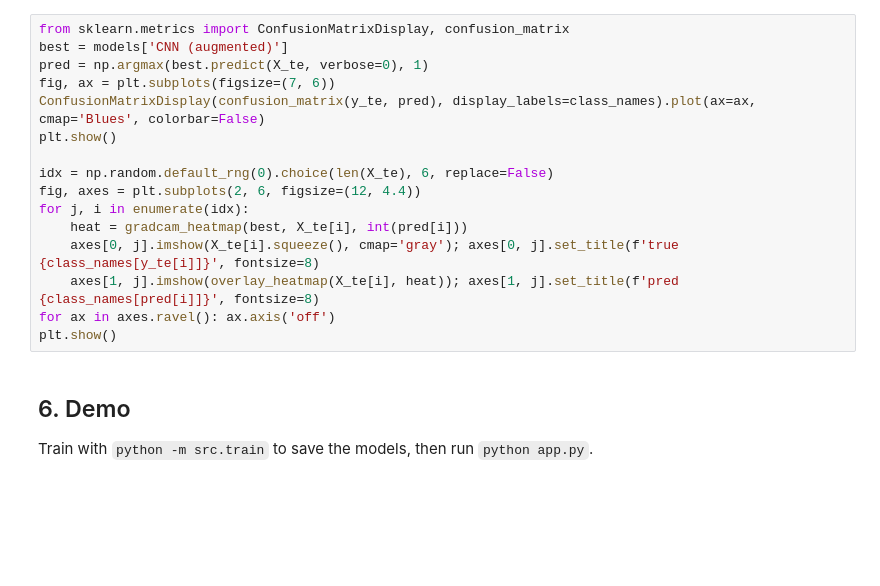
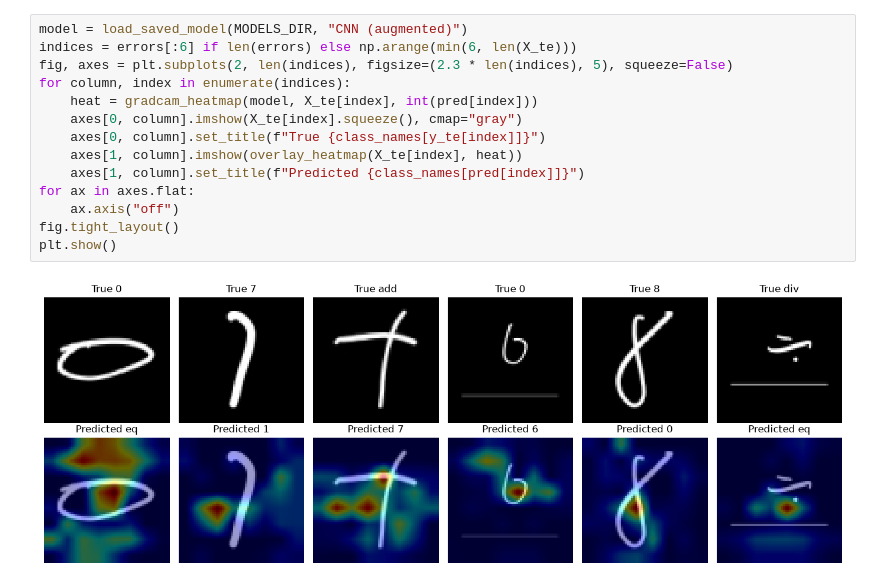
Before and after one commit to altynbk/handwritten-math-recognition, a Jupyter notebook: notebooks/walkthrough.ipynb, the cells around one changed output. Drawn from its saved outputs; the diff is of its cells as text; blank space fills up the shorter version.

Commit message:
Complete reproducible demo, evaluation and project documentation

```diff
--- a/notebooks/walkthrough.ipynb
+++ b/notebooks/walkthrough.ipynb
@@ -87,20 +136,16 @@ for k, (a, f) in results.items():
 # %%
-from sklearn.metrics import ConfusionMatrixDisplay, confusion_matrix
-best = models['CNN (augmented)']
-pred = np.argmax(best.predict(X_te, verbose=0), 1)
-fig, ax = plt.subplots(figsize=(7, 6))
-ConfusionMatrixDisplay(confusion_matrix(y_te, pred), display_labels=class_names).plot(ax=ax, cmap='Blues', colorbar=False)
+model = load_saved_model(MODELS_DIR, "CNN (augmented)")
+indices = errors[:6] if len(errors) else np.arange(min(6, len(X_te)))
+fig, axes = plt.subplots(2, len(indices), figsize=(2.3 * len(indices), 5), squeeze=False)
+for column, index in enumerate(indices):
+    heat = gradcam_heatmap(model, X_te[index], int(pred[index]))
+    axes[0, column].imshow(X_te[index].squeeze(), cmap="gray")
+    axes[0, column].set_title(f"True {class_names[y_te[index]]}")
+    axes[1, column].imshow(overlay_heatmap(X_te[index], heat))
+    axes[1, column].set_title(f"Predicted {class_names[pred[index]]}")
+for ax in axes.flat:
+    ax.axis("off")
+fig.tight_layout()
 plt.show()
-
-idx = np.random.default_rng(0).choice(len(X_te), 6, replace=False)
-fig, axes = plt.subplots(2, 6, figsize=(12, 4.4))
-for j, i in enumerate(idx):
-    heat = gradcam_heatmap(best, X_te[i], int(pred[i]))
-    axes[0, j].imshow(X_te[i].squeeze(), cmap='gray'); axes[0, j].set_title(f'true {class_names[y_te[i]]}', fontsize=8)
-    axes[1, j].imshow(overlay_heatmap(X_te[i], heat)); axes[1, j].set_title(f'pred {class_names[pred[i]]}', fontsize=8)
-for ax in axes.ravel(): ax.axis('off')
-plt.show()
+# %% [output]
+[figure, added]
-# %% [markdown]
-## 6. Demo
-
-Train with `python -m src.train` to save the models, then run `python app.py`.
```
Also changed, not shown: parts of 22 cells of this notebook, 26 other files.
